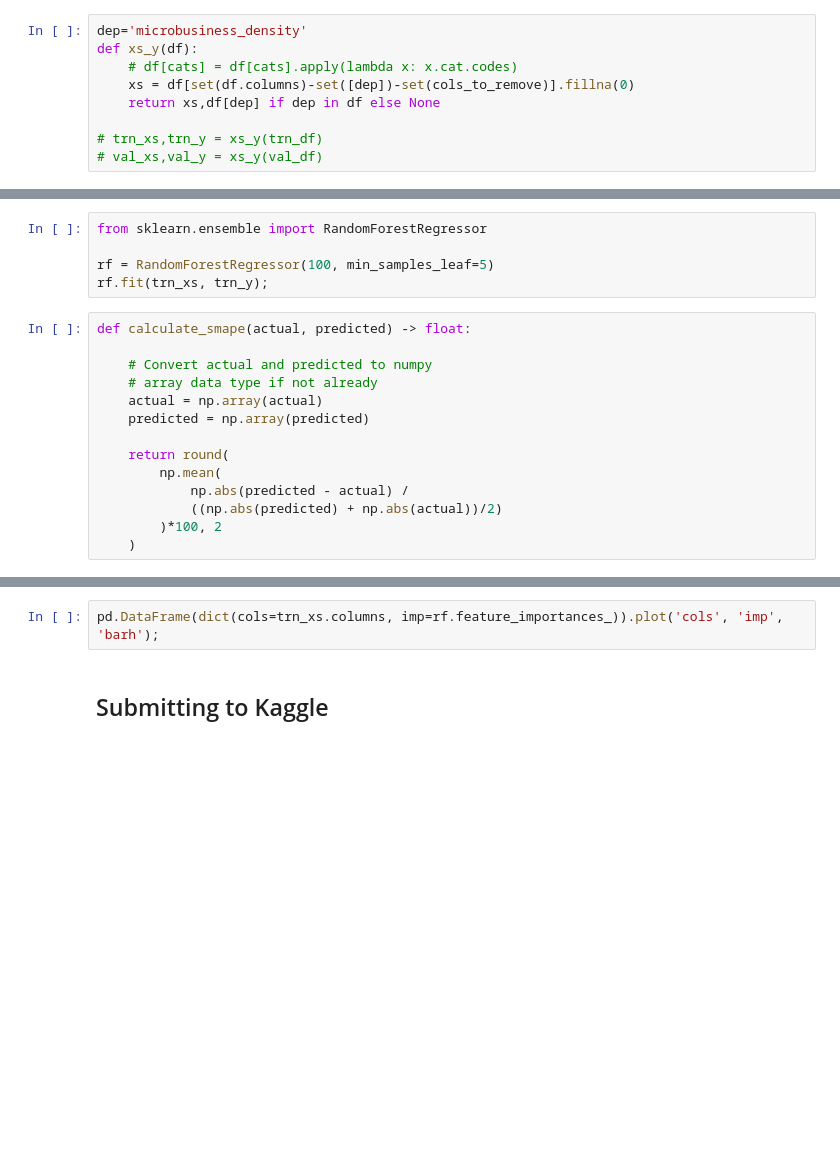
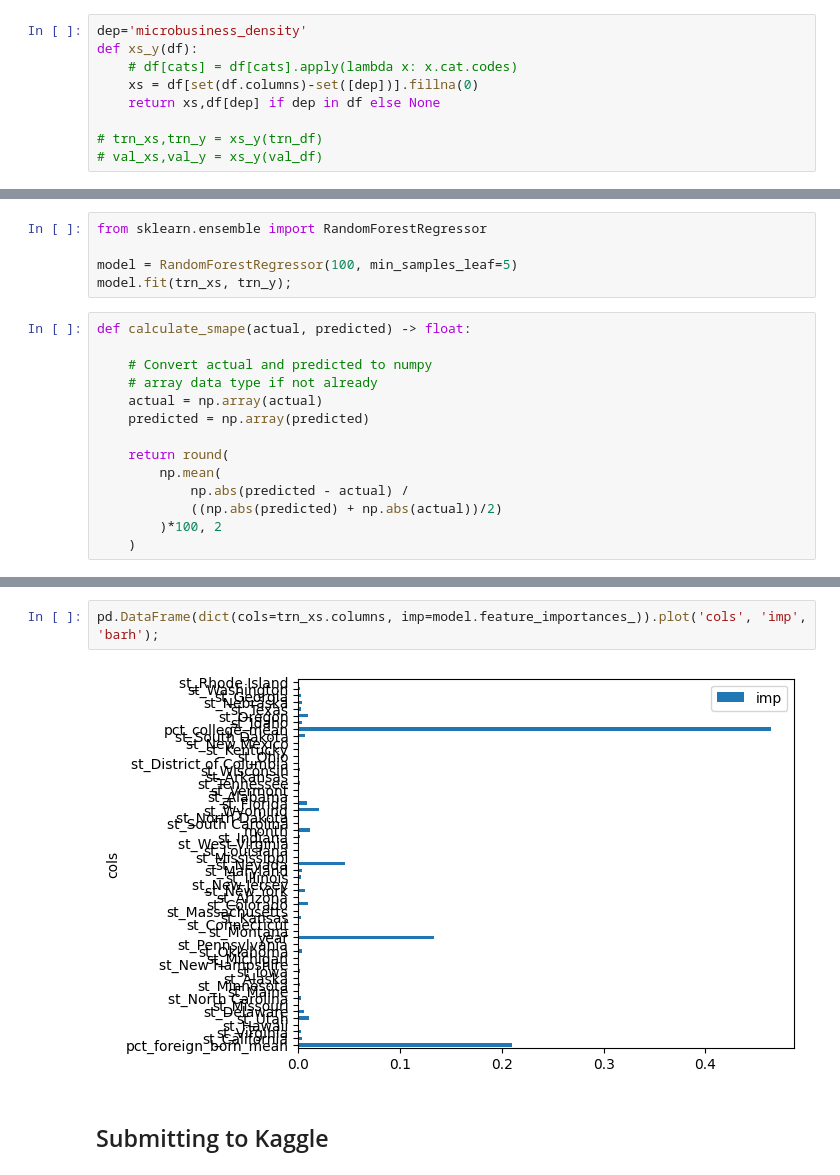
Before and after one commit to madhao/kaggle_compititions, a Jupyter notebook: godaddy-microbusiness-density-forecasting/rf_model_v1.ipynb, the cells around one changed output, grey strips where cells are left out. Cells and saved outputs as stored; diff of their text form; blank space fills up the shorter version.

Commit message:
adding more notebooks for models

```diff
--- a/godaddy-microbusiness-density-forecasting/rf_model_v1.ipynb
+++ b/godaddy-microbusiness-density-forecasting/rf_model_v1.ipynb
@@ -40,7 +92,7 @@ census = pd.read_csv(path/'census_starter.csv').set_index('cfips').join(df_state
 dep='microbusiness_density'
 def xs_y(df):
     # df[cats] = df[cats].apply(lambda x: x.cat.codes)
-    xs = df[set(df.columns)-set([dep])-set(cols_to_remove)].fillna(0)
+    xs = df[set(df.columns)-set([dep])].fillna(0)
     return xs,df[dep] if dep in df else None
 
 # trn_xs,trn_y = xs_y(trn_df)
@@ -98,8 +222,8 @@ trn_xs.head(5)
 # %%
 from sklearn.ensemble import RandomForestRegressor
 
-rf = RandomForestRegressor(100, min_samples_leaf=5)
-rf.fit(trn_xs, trn_y);
+model = RandomForestRegressor(100, min_samples_leaf=5)
+model.fit(trn_xs, trn_y);
 # %%
 def calculate_smape(actual, predicted) -> float:
 
@@ -123,5 +270,7 @@ pd.DataFrame(dict(cols=trn_xs.columns, imp=rf.feature_importances_)).sort_values
 # %%
-pd.DataFrame(dict(cols=trn_xs.columns, imp=rf.feature_importances_)).plot('cols', 'imp', 'barh');
+pd.DataFrame(dict(cols=trn_xs.columns, imp=model.feature_importances_)).plot('cols', 'imp', 'barh');
+# %% [output]
+[figure, added]
 # %% [markdown]
 ## Submitting to Kaggle
 # %%
```
Also changed, not shown: parts of 28 cells of this notebook, 3 other files.
